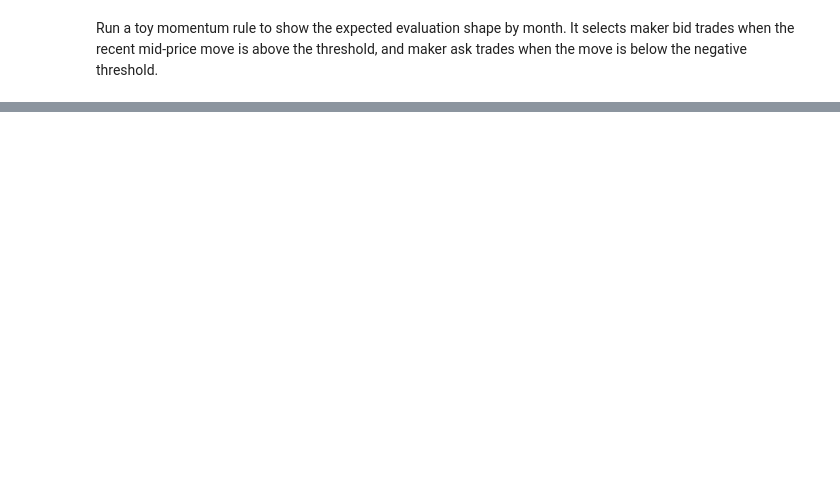
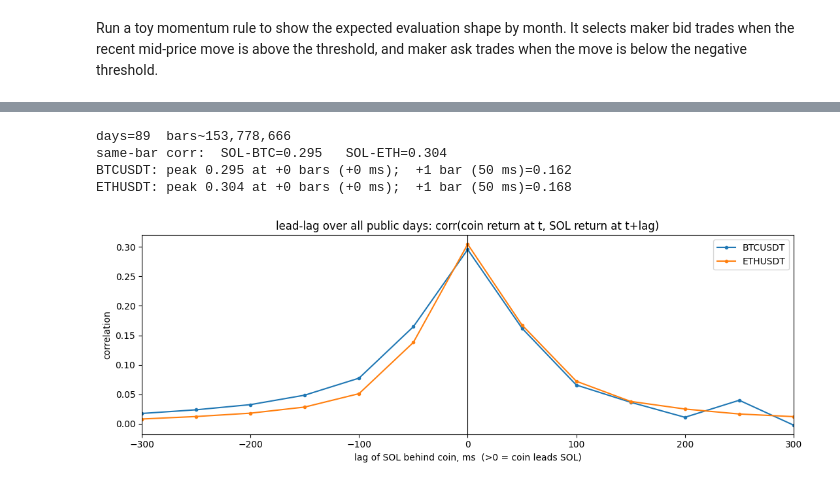
Before and after one commit to AntoineduFresne/crypto-market-making-ml, a Jupyter notebook: notebooks/starter_samples.ipynb, the cells around one changed output, grey strips where cells are left out. Saved outputs shown, nothing was run; the diff lists cells and outputs as text; code cells hidden in the pictures; blank space fills up the shorter version.

```diff
--- a/notebooks/starter_samples.ipynb
+++ b/notebooks/starter_samples.ipynb
@@ -83,0 +791,72 @@ toy_strategy_stats(samples, threshold_bps=0.0)
+# %%
+# Cross-asset: do BTC/ETH lead SOL? Over EVERY public day, put the three coins on a shared
+# 50 ms clock, then measure (a) same-bar movement and (b) the lead-lag: corr of a coin's
+# return at t vs SOL's at t+k, over multiple k. Peak at k>0 (>=1 bar = 50 ms) is a real, tradable
+# lead; peak at k=0 is just simultaneous movement. Each grid mid is the last snapshot <= the
+# grid point (asof), so it stays past-data only. Streamed day by day, accumulating per-lag sums, so
+# memory stays flat over the 89 days. Uses the shared toolbox: load_book / asof.
+import numpy as np, pandas as pd
+import matplotlib.pyplot as plt
+
+XA_SYMS = ["SOLUSDT", "BTCUSDT", "ETHUSDT"]                 # SOL is the one we compare the others against
+XA_DAYS = sorted(p.name[:8] for p in (MARKET_DATA_PATH / "SOLUSDT").glob("*_orderbook_10.parquet"))
+XA_STEP_US = 50_000                                        # 50 ms; as printed earlier all three books strobe ~53 ms, so this is the finest shared grid
+LAGS = np.arange(-6, 7)                                    # lags to scan, bars: -6..+6 = +-300 ms
+ZERO = int(np.where(LAGS == 0)[0][0])                      # index of k=0 in LAGS
+
+# (server_time, log mid) for one coin-day; the shared book filter via the toolbox loader.
+def _logmid(sym, day):
+    b = load_book(sym, day, size_levels=1)
+    return b.server_time.to_numpy(), np.log((b.bid_price_1.to_numpy() + b.ask_price_1.to_numpy()) / 2)
+
+# 50 ms log-mid returns per coin on a shared grid, for one day.
+def _day_rets(day):
+    m = {s: _logmid(s, day) for s in XA_SYMS}
+    # shared window: start at the latest first-snapshot, end at the earliest last-snapshot
+    g0 = max(st[0] for st, _ in m.values()); g1 = min(st[-1] for st, _ in m.values())
+    grid = np.arange(g0, g1, XA_STEP_US)                   # the shared 50 ms grid points
+    # per coin: sample the log mid at the last snapshot <= each grid point (asof), then diff -> 50 ms return
+    return {s: np.diff(asof(st, lm, grid)) for s, (st, lm) in m.items()}
+
+# Pooled Pearson per lag, accumulated across days (running sums, no big arrays kept).
+# corr( coin[t], SOL[t+k] ); k>0 means the coin leads SOL by k bars.
+acc = {s: {m: np.zeros(len(LAGS)) for m in ("n", "x", "y", "xy", "xx", "yy")}
+       for s in ("BTCUSDT", "ETHUSDT")}
+for day in XA_DAYS:
+    r = _day_rets(day); sol = r["SOLUSDT"]
+    for s in ("BTCUSDT", "ETHUSDT"):
+        c, A = r[s], acc[s]
+        for i, k in enumerate(LAGS):
+            # align a = r_X[t] with b = r_SOL[t+k], sliced within the day so no pair crosses midnight.
+            a, b = (c[:len(c) - k], sol[k:]) if k >= 0 else (c[-k:], sol[:len(sol) + k])
+            A["n"][i] += a.size; A["x"][i] += a.sum(); A["y"][i] += b.sum()
+            A["xy"][i] += a @ b; A["xx"][i] += a @ a; A["yy"][i] += b @ b
+
+# six running sums -> Pearson r per lag.
+def pearson(s):
+    A = acc[s]; n = A["n"]
+    return (n * A["xy"] - A["x"] * A["y"]) / np.sqrt((n * A["xx"] - A["x"]**2) * (n * A["yy"] - A["y"]**2))
+
+cc = {s: pearson(s) for s in ("BTCUSDT", "ETHUSDT")}
+print(f"days={len(XA_DAYS)}  bars~{int(acc['BTCUSDT']['n'][ZERO]):,}")
+print(f"same-bar corr:  SOL-BTC={cc['BTCUSDT'][ZERO]:.3f}   SOL-ETH={cc['ETHUSDT'][ZERO]:.3f}")
+for s in ("BTCUSDT", "ETHUSDT"):
+    kb = int(LAGS[np.argmax(cc[s])])
+    print(f"{s}: peak {cc[s].max():.3f} at {kb:+d} bars ({kb*XA_STEP_US//1000:+d} ms);  +1 bar (50 ms)={cc[s][ZERO+1]:.3f}")
+
+fig, ax = plt.subplots(figsize=(11, 4))
+for s in ("BTCUSDT", "ETHUSDT"):
+    ax.plot(LAGS * XA_STEP_US / 1000, cc[s], "o-", ms=3, label=s)
+ax.axvline(0, color="black", lw=0.8)
+ax.set_xlim(-300, 300)                                     # central +-300 ms; markers at the 50 ms strobe spacing
+ax.set_title("lead-lag over all public days: corr(coin return at t, SOL return at t+lag)")
+ax.set_xlabel("lag of SOL behind coin, ms  (>0 = coin leads SOL)")
+ax.set_ylabel("correlation")
+ax.legend()
+plt.tight_layout(); plt.show()
+# %% [output]
+days=89  bars~153,778,666
+same-bar corr:  SOL-BTC=0.295   SOL-ETH=0.304
+BTCUSDT: peak 0.295 at +0 bars (+0 ms);  +1 bar (50 ms)=0.162
+ETHUSDT: peak 0.304 at +0 bars (+0 ms);  +1 bar (50 ms)=0.168
+[figure, added]
```
Also changed, not shown: parts of 77 cells of this notebook, 8 other files.
